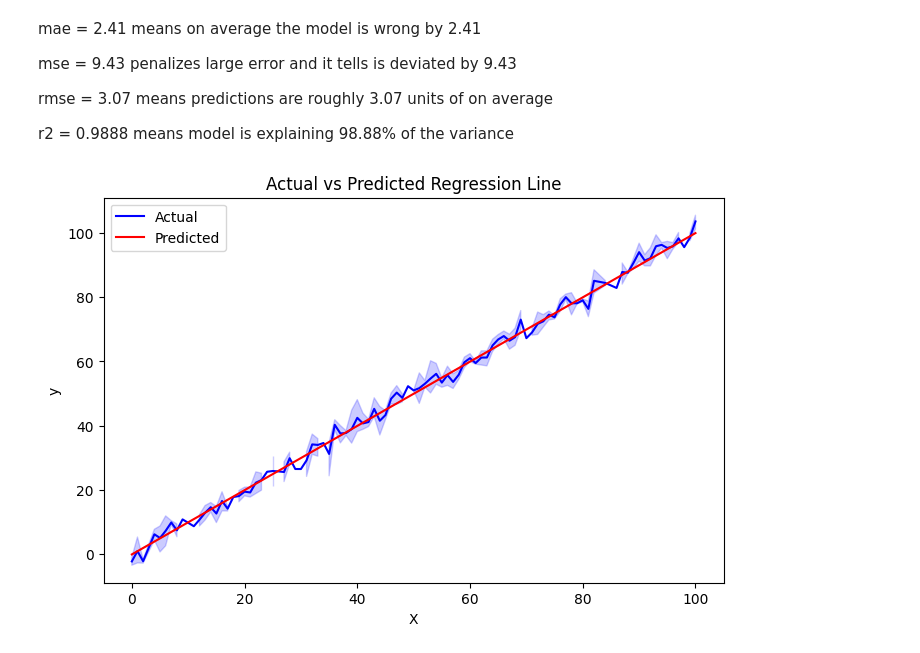
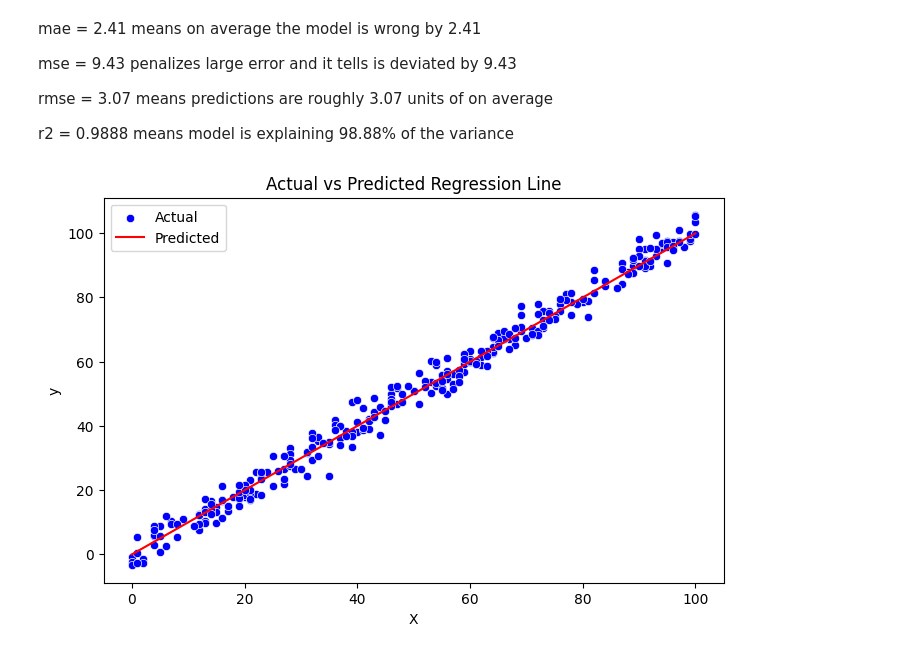
Before and after one commit to NamanKarki-nbk/mindraisers, a Jupyter notebook: machine_learning/linear_regression.ipynb, the cells around one changed output. Cells and saved outputs as stored; diff of their text form; code cells hidden in the pictures.

```diff
--- a/machine_learning/linear_regression.ipynb
+++ b/machine_learning/linear_regression.ipynb
@@ -179,12 +179,12 @@ rmse = 3.07 means predictions are roughly 3.07 units of on average
 r2 = 0.9888 means model is explaining 98.88% of the variance
 # %%
 plt.figure(figsize=(8,5))
-sns.lineplot(x=test_x.ravel(), y=test_y.ravel(), color='blue', label='Actual')
+sns.scatterplot(x=test_x.ravel(), y=test_y.ravel(), color='blue', label='Actual')
 sns.lineplot(x=test_x.ravel(), y=y_pred.ravel(), color='red', label='Predicted')
 plt.xlabel('X')
 plt.ylabel('y')
 plt.title('Actual vs Predicted Regression Line')
 plt.legend()
 plt.show()
 # %% [output]
-[figure, old version]
+[figure, new version]
```
Also changed, not shown: 2 other files.
